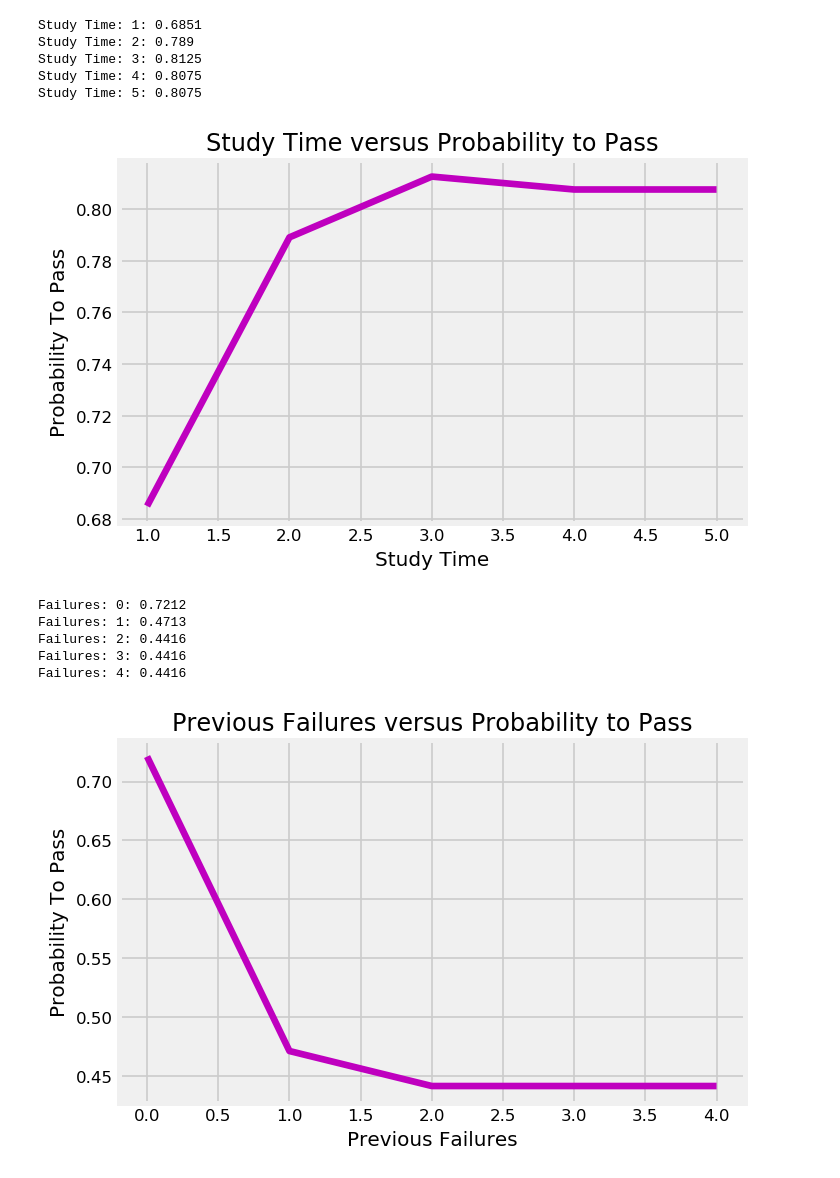
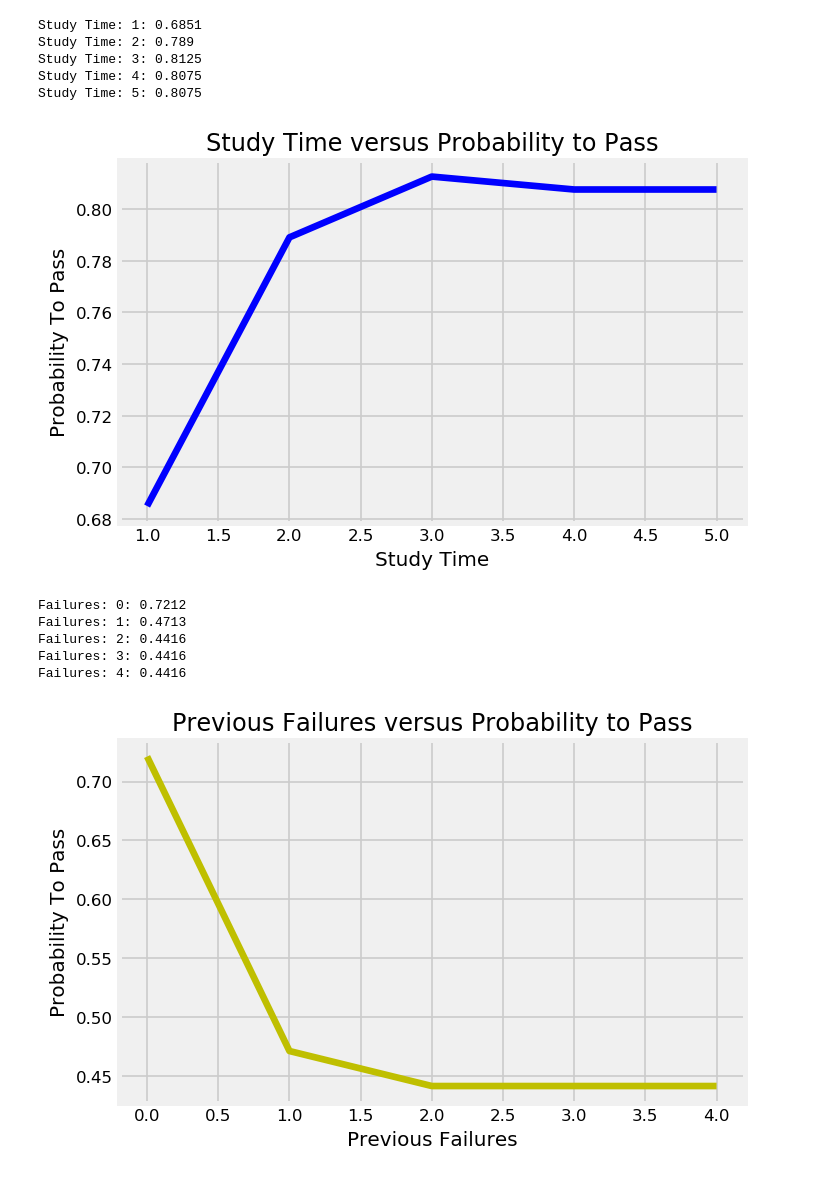
Before and after one commit to Auste1989/metis_projects, a Jupyter notebook: Student_Grade_Prediction/Student_Grade_Prediction_Modelling.ipynb, the cells around one changed output. Saved outputs shown, nothing was run; the diff lists cells and outputs as text; code cells hidden in the pictures.

```diff
--- a/Student_Grade_Prediction/Student_Grade_Prediction_Modelling.ipynb
+++ b/Student_Grade_Prediction/Student_Grade_Prediction_Modelling.ipynb
@@ -1015,13 +1015,13 @@ Study Time: 5: 0.8075
 # %%
 plt.figure(dpi=120)
 plt.title("Study Time versus Probability to Pass")
 plt.xlabel("Study Time")
 plt.ylabel('Probability To Pass')
-plt.plot(study_effect.keys(), study_effect.values(), color='m')
+plt.plot(study_effect.keys(), study_effect.values(), color='b')
 
 #plt.savefig('/Users/auste_m/ds/metis/metisgh/github/metis_projects/Student_Grade_Prediction/StudyTime.png', format='png', dpi=120, bbox_inches="tight");
 # %% [output]
-[figure, old version]
+[figure, new version]
 # %%
 failure_effect = {}
 for student in student_fail:
@@ -1038,8 +1038,8 @@ plt.figure(dpi=120)
 plt.title("Previous Failures versus Probability to Pass")
 plt.xlabel("Previous Failures")
 plt.ylabel('Probability To Pass')
-plt.plot(failure_effect.keys(), failure_effect.values(), color='m')
+plt.plot(failure_effect.keys(), failure_effect.values(), color='y')
 
 #plt.savefig('/Users/auste_m/ds/metis/metisgh/github/metis_projects/Student_Grade_Prediction/Failures.png', format='png', dpi=120, bbox_inches="tight");
 # %% [output]
-[figure, old version]
+[figure, new version]
```
Also changed, not shown: 2 other files.
